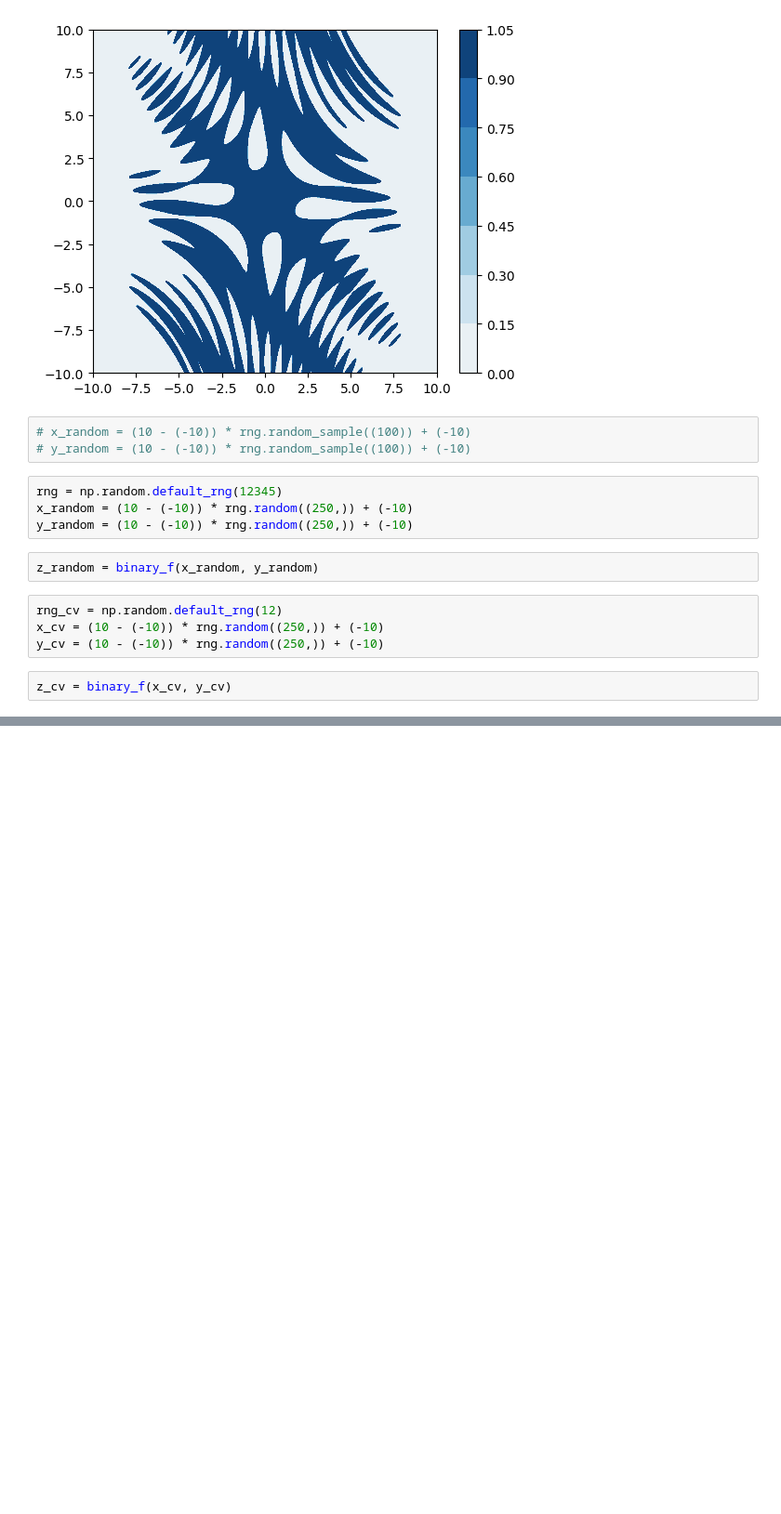
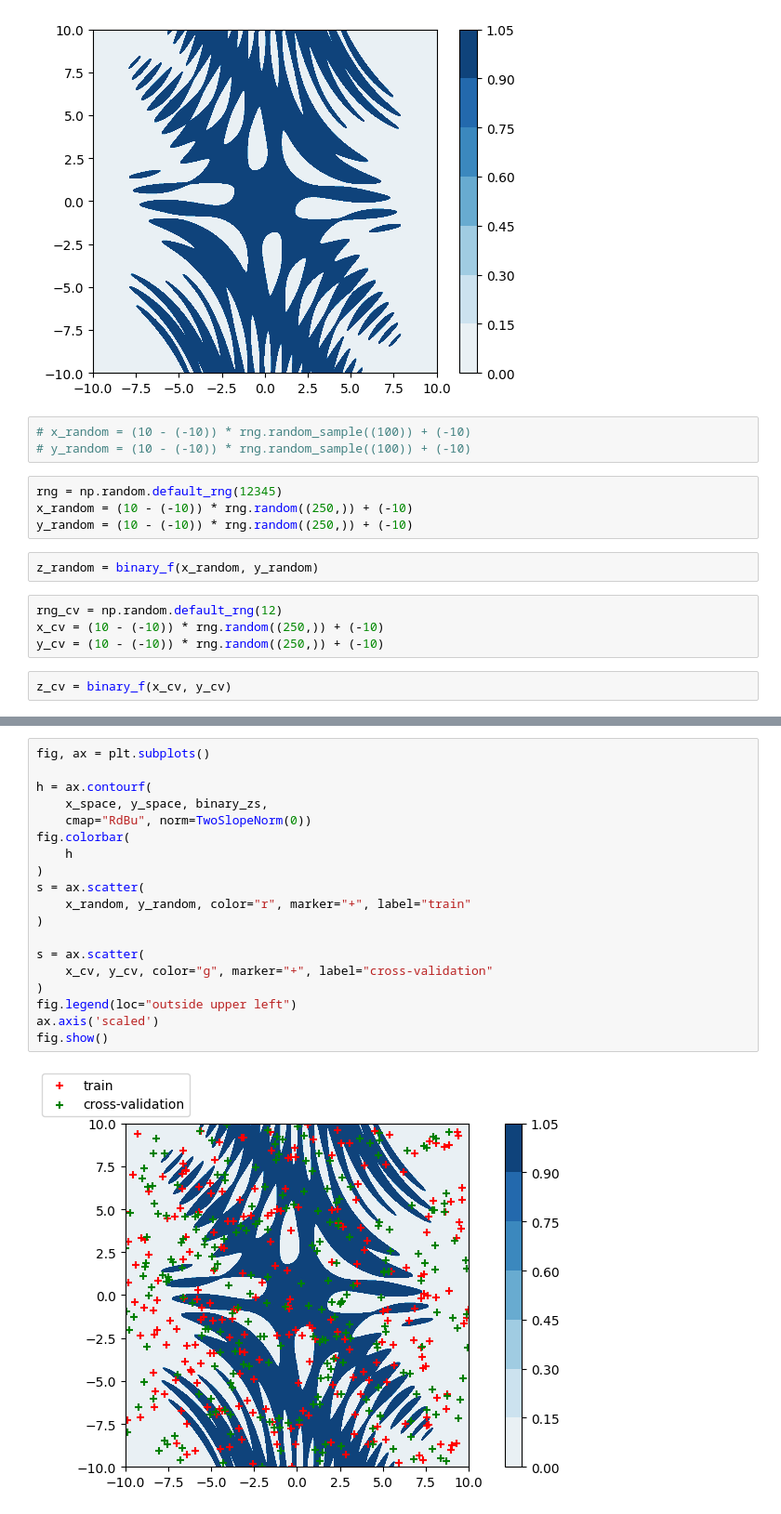
Before and after one commit to mynorjrv/learning-machine-learning, a Jupyter notebook: notebooks/5-fitting_a_difficult_function.ipynb, the cells around one changed output, grey strips where cells are left out. Shown: that part at 93% size. Cells and saved outputs as stored; diff of their text form; blank space fills up the shorter version.

Commit message:
Sampling some random data different than evenlly distributed in the renage

```diff
--- a/notebooks/5-fitting_a_difficult_function.ipynb
+++ b/notebooks/5-fitting_a_difficult_function.ipynb
@@ -149,0 +150,21 @@ plt.show()
+# %%
+fig, ax = plt.subplots()
+
+h = ax.contourf(
+    x_space, y_space, binary_zs,
+    cmap="RdBu", norm=TwoSlopeNorm(0))
+fig.colorbar(
+    h
+)
+s = ax.scatter(
+    x_random, y_random, color="r", marker="+", label="train"
+)
+
+s = ax.scatter(
+    x_cv, y_cv, color="g", marker="+", label="cross-validation"
+)
+fig.legend(loc="outside upper left")
+ax.axis('scaled')
+fig.show()
+# %% [output]
+[figure, added]
```
Also changed, not shown: parts of 10 cells of this notebook.
